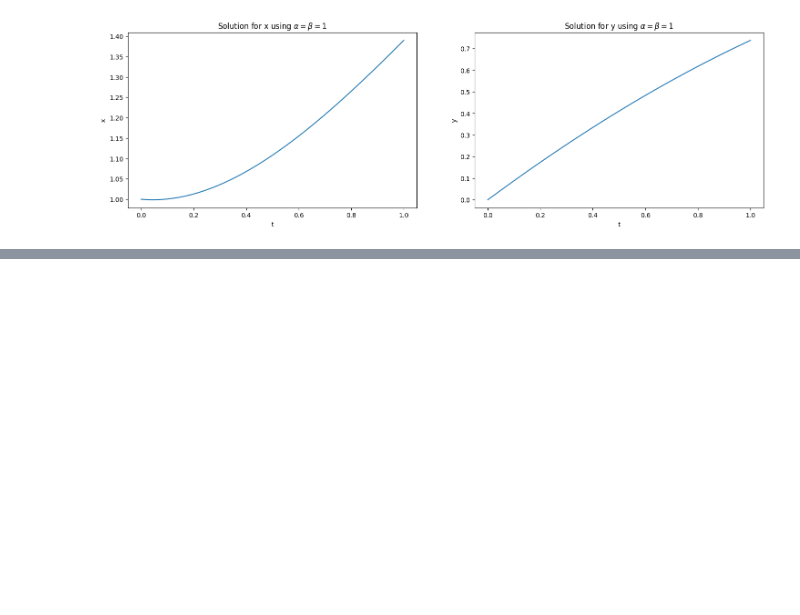
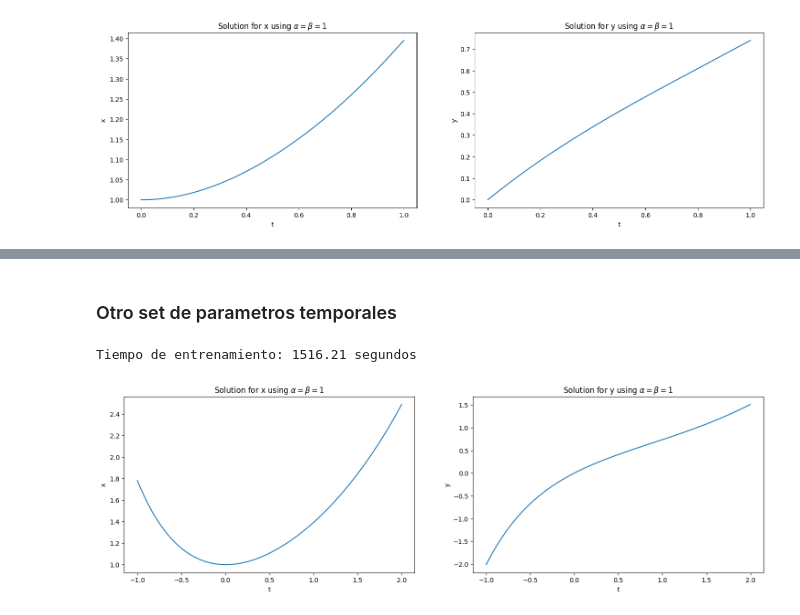
Before and after one commit to Lautaro-Silva/Redes-Neuronales-con-Aplicaciones-Astrofisicas, a Jupyter notebook: Practica 3/Practica3_PINNs_Lautaro_Silva.ipynb, the cells around one changed output, grey strips where cells are left out. Cells and saved outputs as stored; diff of their text form; code cells hidden in the pictures; blank space fills up the shorter version.

```diff
--- a/Practica 3/Practica3_PINNs_Lautaro_Silva.ipynb
+++ b/Practica 3/Practica3_PINNs_Lautaro_Silva.ipynb
@@ -182,0 +218,2 @@ plt.show()
+# %% [markdown]
+### Otro set de parametros temporales
@@ -182,0 +236,45 @@ plt.show()
+# %%
+solver_ii = BundleSolver1D(
+    ode_system=ODE,
+    conditions=conds,
+    t_min=t_0_ii, t_max=t_f_ii,
+    theta_min=(alpha_0, beta_0),
+    theta_max=(alpha_f, beta_f),
+    eq_param_index=(0, 1),
+    nets=nets,
+    train_generator=train_gen_ii,
+    valid_generator=valid_gen_ii,
+    optimizer=adam,
+    loss_fn=loss,
+)
+# %%
+# Entrenamiento
+start_time = time.time()
+solver_ii.fit(max_epochs=6000)
+end_time = time.time()
+elapsed = end_time - start_time
+print(f"Tiempo de entrenamiento: {elapsed:.2f} segundos")
+# %% [output]
+Tiempo de entrenamiento: 1516.21 segundos
+# %%
+v_sol_ii = solver_ii.get_solution()
+t_ii = np.linspace(t_0_ii, t_f_ii, 1000)
+alpha = 1
+alphas_ii = alpha * np.ones_like(t_ii)
+beta = 1
+betas_ii = beta * np.ones_like(t_ii)
+x_ii, y_ii = v_sol_ii(t_ii, alphas_ii, betas_ii, to_numpy=True)
+
+
+fig, ax = plt.subplots(1, 2, figsize=(18,5))
+ax[0].plot(t_ii, x_ii)
+ax[0].set_xlabel('t')
+ax[0].set_ylabel('x')
+ax[0].set_title(r'Solution for x using $\alpha = \beta = 1$')
+ax[1].plot(t_ii, y_ii)
+ax[1].set_xlabel('t')
+ax[1].set_ylabel('y')
+ax[1].set_title(r'Solution for y using $\alpha = \beta = 1$')
+plt.show()
+# %% [output]
+[figure, added]
```
Also changed, not shown: parts of 10 cells of this notebook, 1 other file.
